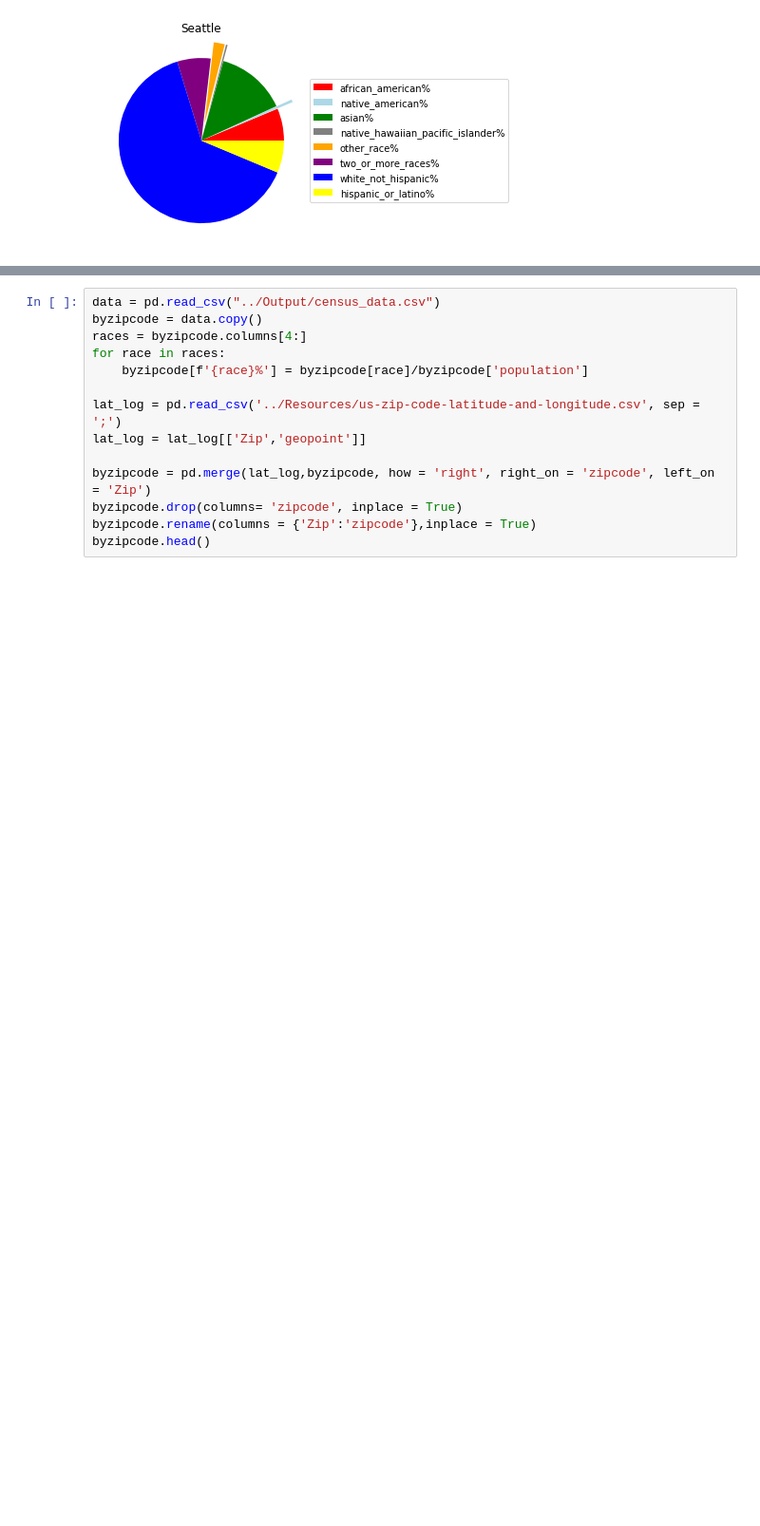
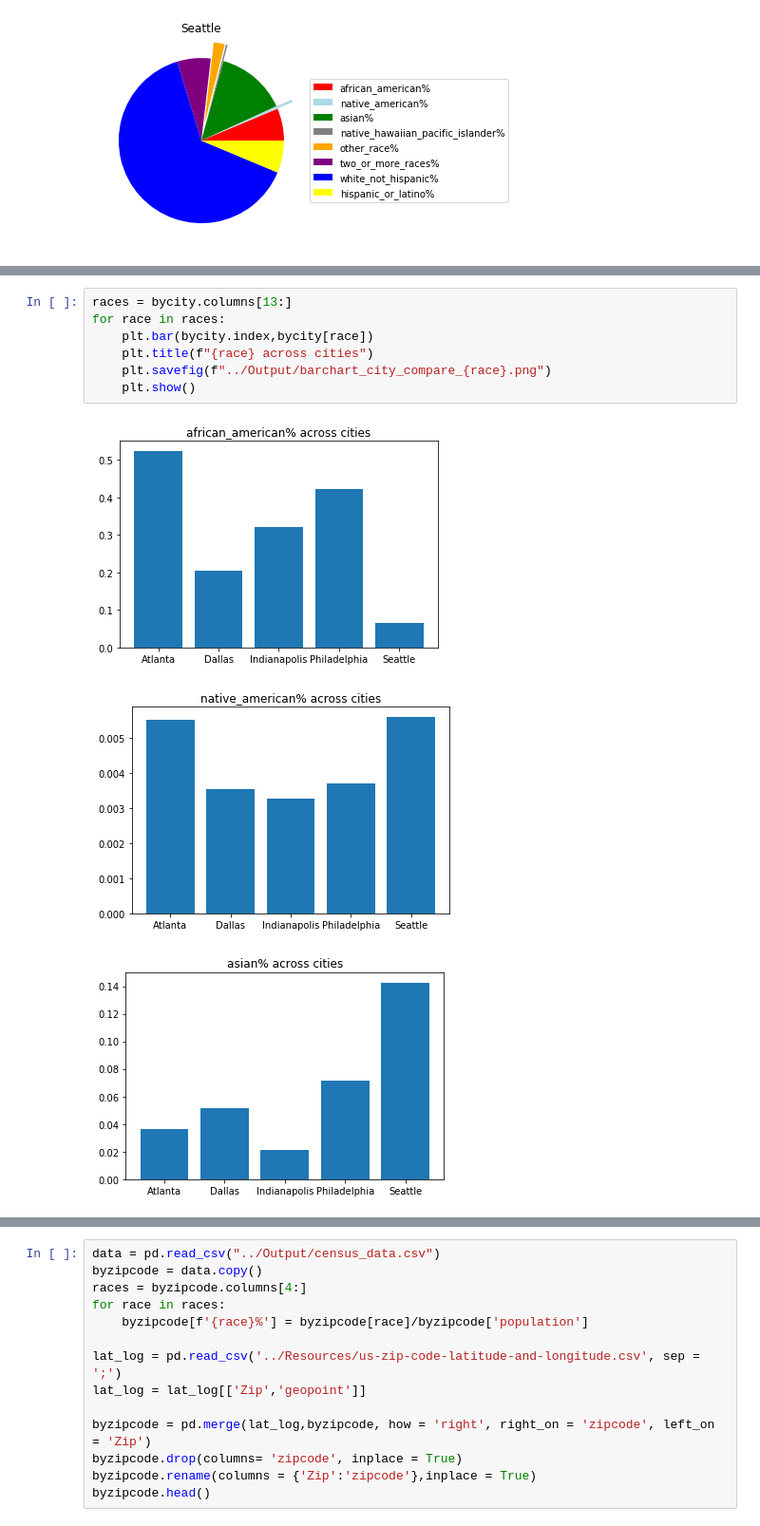
Before and after one commit to DPintacasi/teamcobra_project1, a Jupyter notebook: Scripts/census_analysis.ipynb, the cells around one changed output, grey strips where cells are left out. Shown: that part at 95% size. Saved outputs shown, nothing was run; the diff lists cells and outputs as text; blank space fills up the shorter version.

Commit message:
added bar charts

```diff
--- a/Scripts/census_analysis.ipynb
+++ b/Scripts/census_analysis.ipynb
@@ -87,0 +84,11 @@ for i,row in bycity.iterrows():
+# %%
+races = bycity.columns[13:]
+for race in races:
+    plt.bar(bycity.index,bycity[race])
+    plt.title(f"{race} across cities")
+    plt.savefig(f"../Output/barchart_city_compare_{race}.png")
+    plt.show()
+# %% [output]
+[figure, added]
+[figure, added]
+[figure, added]
```
Also changed, not shown: parts of 3 cells of this notebook, 8 other files.
